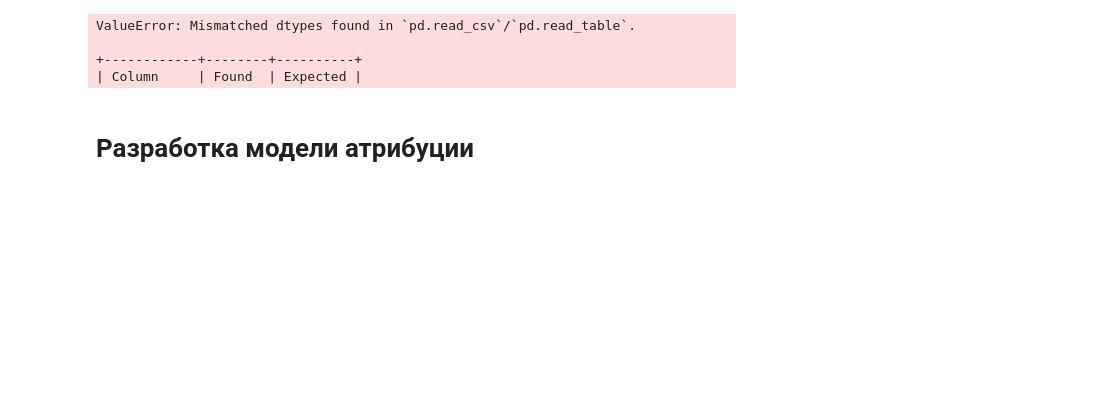
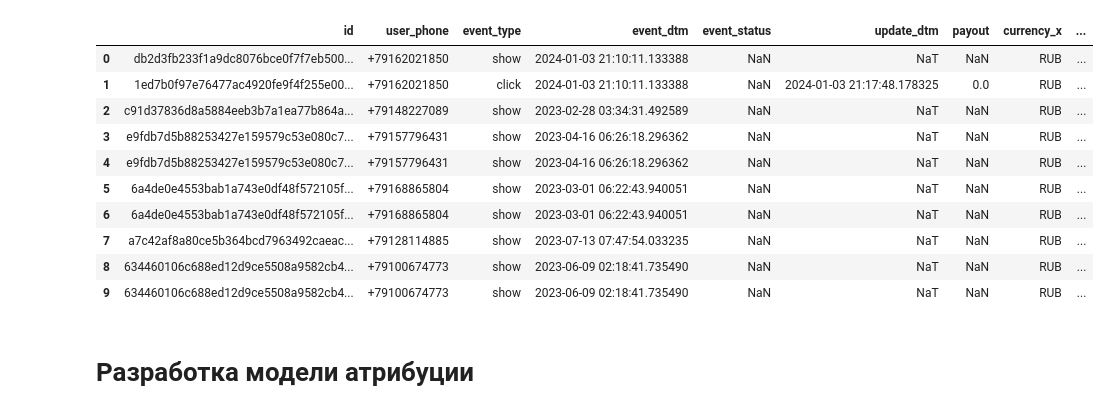
Before and after one commit to maratgaliulin/magnum_scopum_sravni_ru_dataton_2024, a Jupyter notebook: datasets/datasets_analize_v1.ipynb, the cells around one changed output. Cells and saved outputs as stored; diff of their text form; code cells hidden in the pictures; blank space fills up the shorter version.

Commit message:
update datasets_analiza_v1

```diff
--- a/datasets/datasets_analize_v1.ipynb
+++ b/datasets/datasets_analize_v1.ipynb
@@ -10,7 +11,10 @@ adv = 'adv_data.csv'
 event = 'event_data.csv'
 users = 'users_data.csv'
 # %%
-# Импорт данных из CSV файлов
-event_data = dd.read_csv(hf_hub_download(repo_id=REPO_ID, filename=event, repo_type="dataset"))
-adv_data = dd.read_csv(hf_hub_download(repo_id=REPO_ID, filename=adv, repo_type="dataset"))
-users_data = dd.read_csv(hf_hub_download(repo_id=REPO_ID, filename=users, repo_type="dataset"))
+# event_data = dd.read_csv(hf_hub_download(repo_id=REPO_ID, filename=event, repo_type="dataset"), low_memory=False,  blocksize=25e6, dtype={'event_status': 'object','user_phone': 'object'})
+event_data = dd.read_csv(hf_hub_download(repo_id=REPO_ID, filename=event, repo_type="dataset"), low_memory=False,  dtype={'event_status': 'object','user_phone': 'object'})
+adv_data = dd.read_csv(hf_hub_download(repo_id=REPO_ID, filename=adv, repo_type="dataset"), low_memory=False, )
+users_data = dd.read_csv(hf_hub_download(repo_id=REPO_ID, filename=users, repo_type="dataset"),low_memory=False,  dtype={'registration_dtm': 'object', 'delete_dtm': 'object','user_phone': 'object'} )
+print(f'\nevent_data.info():\n {event_data.info()}')
+print(f'\n\nadv_data.info():\n {adv_data.info()}')
+print(f'\n\nusers_data.info():\n {users_data.info()}')
@@ -20,0 +39,3 @@ IndexError: only integers, slices (`:`), ellipsis (`...`), numpy.newaxis (`None`
+# %%
+event_data['user_phone'] = event_data['user_phone'].str.replace('+', '', regex=False)
+event_data.head()
@@ -46,15 +93,24 @@ ValueError: Mismatched dtypes found in `pd.read_csv`/`pd.read_table`.
 
 # Объединение с adv_data
 merged_data = dd.merge(merged_data, adv_data, on='user_id', how='left')
+# %%
+merged_data.head(10)
+# %% [output]
+|  | id | user_phone | event_type | event_dtm | event_status | update_dtm | payout | currency_x | ... |
+| 0 | db2d3fb233f1a9dc8076bce0f7f7eb500... | +79162021850 | show | 2024-01-03 21:10:11.133388 | NaN | NaT | NaN | RUB | ... |
+| 1 | 1ed7b0f97e76477ac4920fe9f4f255e00... | +79162021850 | click | 2024-01-03 21:10:11.133388 | NaN | 2024-01-03 21:17:48.178325 | 0.0 | RUB | ... |
+| 2 | c91d37836d8a5884eeb3b7a1ea77b864a... | +79148227089 | show | 2023-02-28 03:34:31.492589 | NaN | NaT | NaN | RUB | ... |
+| 3 | e9fdb7d5b88253427e159579c53e080c7... | +79157796431 | show | 2023-04-16 06:26:18.296362 | NaN | NaT | NaN | RUB | ... |
+| 4 | e9fdb7d5b88253427e159579c53e080c7... | +79157796431 | show | 2023-04-16 06:26:18.296362 | NaN | NaT | NaN | RUB | ... |
+| 5 | 6a4de0e4553bab1a743e0df48f572105f... | +79168865804 | show | 2023-03-01 06:22:43.940051 | NaN | NaT | NaN | RUB | ... |
+| 6 | 6a4de0e4553bab1a743e0df48f572105f... | +79168865804 | show | 2023-03-01 06:22:43.940051 | NaN | NaT | NaN | RUB | ... |
+| 7 | a7c42af8a80ce5b364bcd7963492caeac... | +79128114885 | show | 2023-07-13 07:47:54.033235 | NaN | NaT | NaN | RUB | ... |
+| 8 | 634460106c688ed12d9ce5508a9582cb4... | +79100674773 | show | 2023-06-09 02:18:41.735490 | NaN | NaT | NaN | RUB | ... |
+| 9 | 634460106c688ed12d9ce5508a9582cb4... | +79100674773 | show | 2023-06-09 02:18:41.735490 | NaN | NaT | NaN | RUB | ... |
 # %%
 # Анализ событий пользователей
 # Сортировка событий по пользователям и времени
 merged_data = merged_data.sort_values(by=['user_phone', 'event_dtm'])
-# %% [output]
-ValueError: Mismatched dtypes found in `pd.read_csv`/`pd.read_table`.
-
-+------------+--------+----------+
-| Column     | Found  | Expected |
 # %%
 # Идентификация конверсий
 conversions = merged_data[merged_data['event_status'] == 'success']
```
Also changed, not shown: parts of 12 cells of this notebook.
